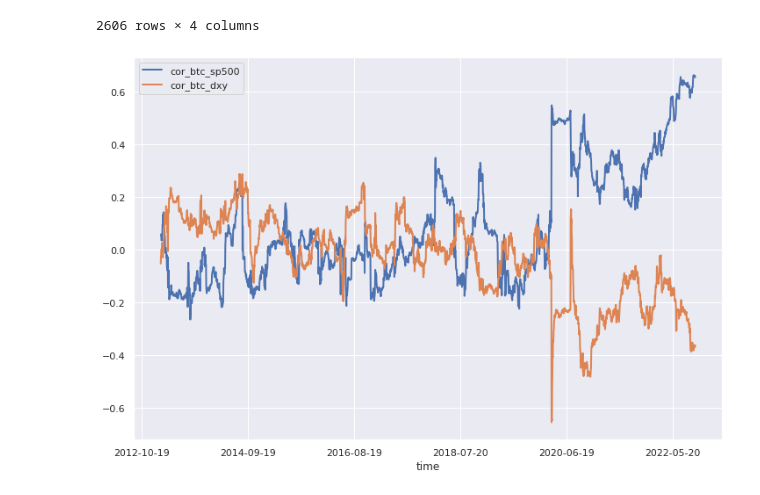
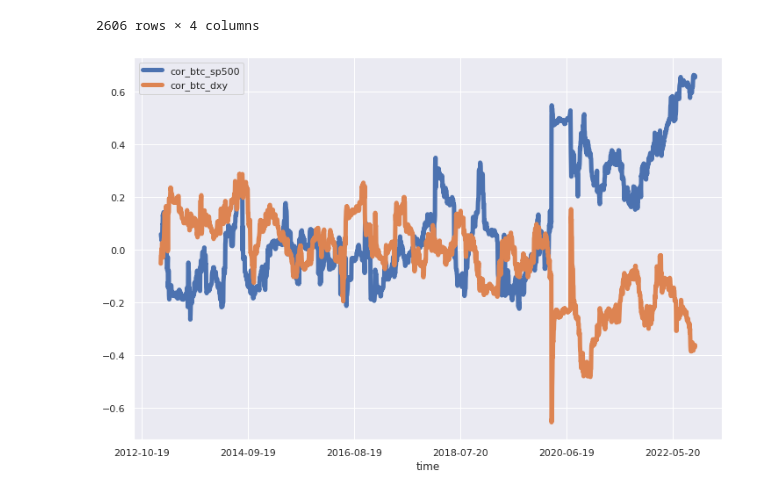
Before and after one commit to emigiupponi/btc-correlations, a Jupyter notebook: correlation-api.ipynb, the cells around one changed output. Cells and saved outputs as stored; diff of their text form; code cells hidden in the pictures.

```diff
--- a/correlation-api.ipynb
+++ b/correlation-api.ipynb
@@ -261,9 +261,9 @@ cor
 2606 rows × 4 columns
 # %%
 from matplotlib.pyplot import plot
-plot = cor.plot(x="time", y=["cor_btc_sp500", 'cor_btc_dxy'], linewidth=2.0)
+plot = cor.plot(x="time", y=["cor_btc_sp500", 'cor_btc_dxy'], linewidth=5)
 # %% [output]
-[figure, old version]
+[figure, new version]
 # %%
 fig = plot.get_figure()
 # %%
```
Also changed, not shown: parts of 3 cells of this notebook.
